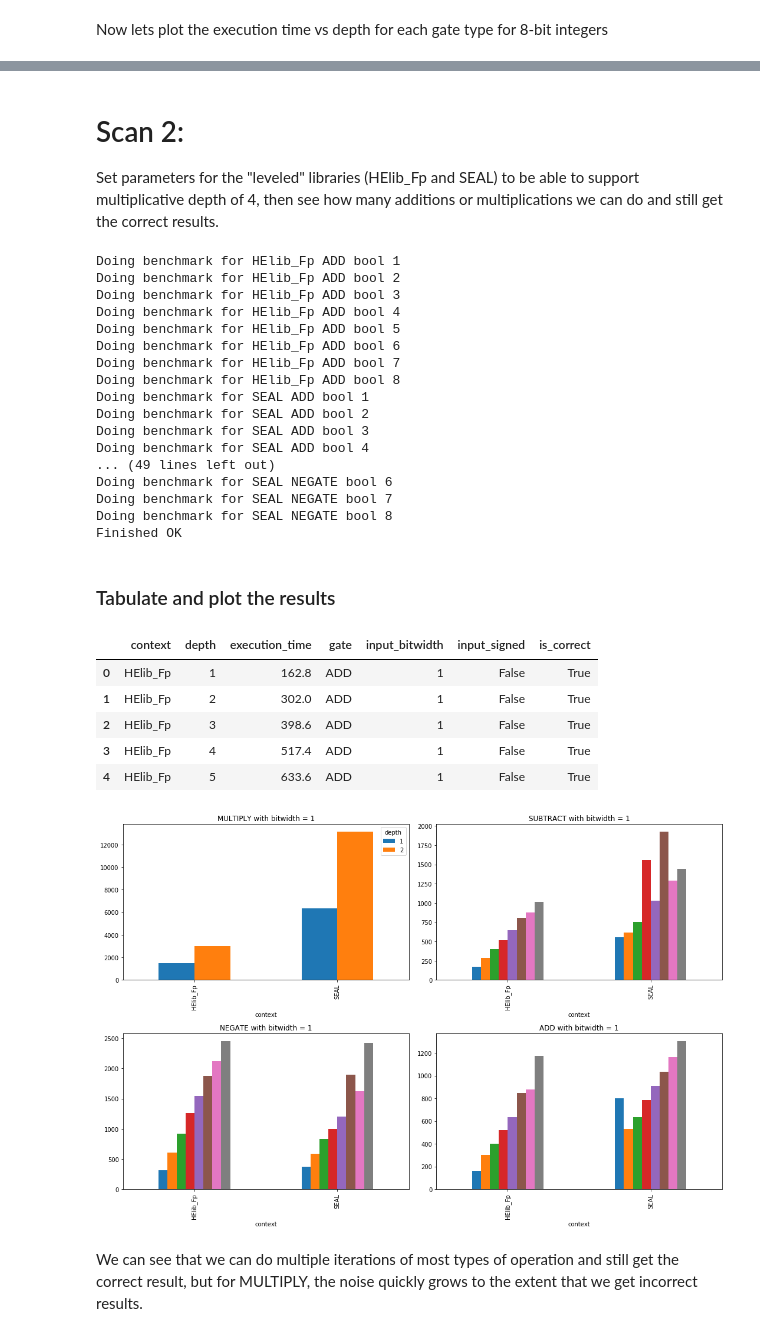
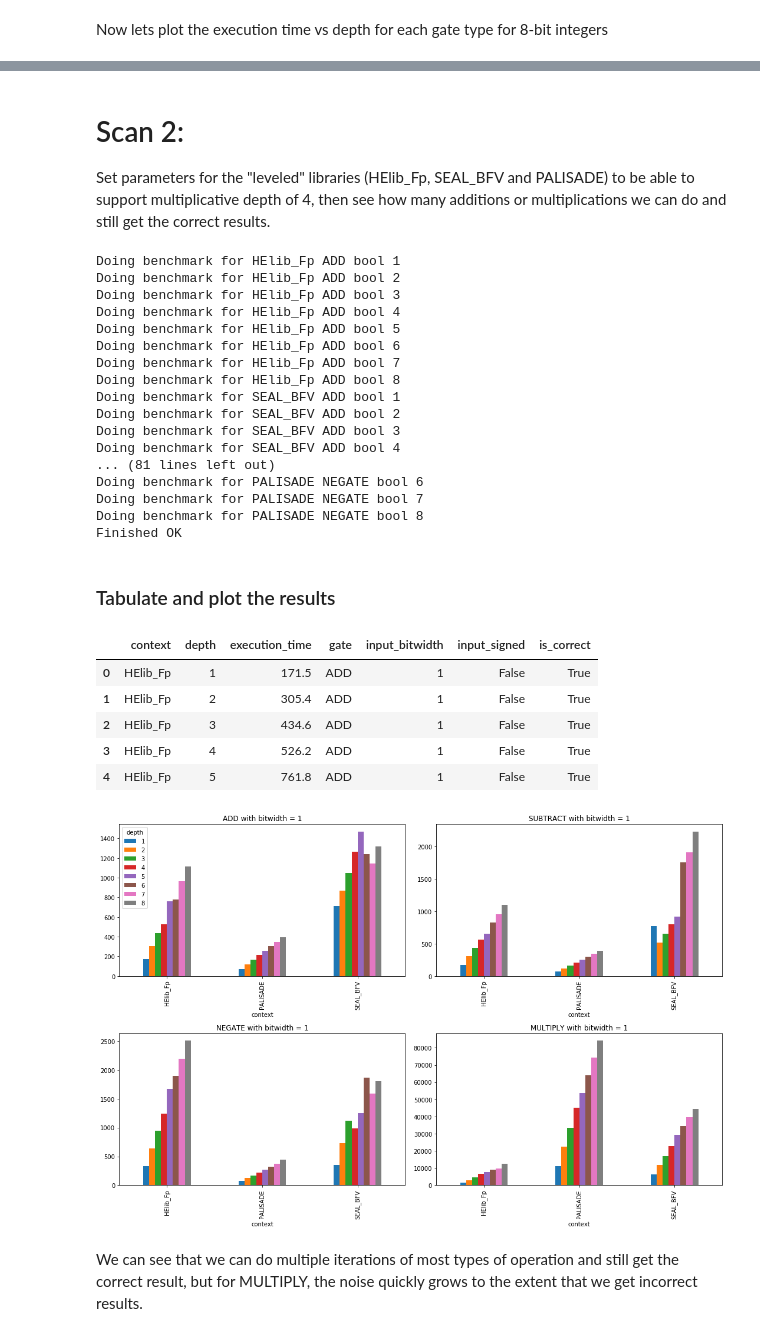
Before and after one commit to alan-turing-institute/SHEEP, a Jupyter notebook: frontend/notebooks/Low-level-benchmarks.ipynb, the cells around one changed output, grey strips where cells are left out. Cells and saved outputs as stored; diff of their text form; code cells hidden in the pictures.

Commit message:
update low-level benchmarks notebook

```diff
--- a/frontend/notebooks/Low-level-benchmarks.ipynb
+++ b/frontend/notebooks/Low-level-benchmarks.ipynb
@@ -167,7 +175,7 @@ bitwidth = 8
 is_signed = False
 for i, op in enumerate(all_ops):
     if op == "COMPARE": continue
-    libs = ["HElib_Fp", "SEAL"]
+    libs = ["HElib_Fp", "SEAL_BFV","PALISADE"]
     plot_scan1 = execution_time_vs_x_cat(df_scan1, op, bitwidth, is_signed, libs, "context","level")
     axis = plt.subplot((len(all_ops) + 2 // 2) // 2, 2, i + 1)
 #     axis.set_yscale("log")
@@ -179,13 +187,13 @@ plt.show()
 # %% [markdown]
 # Scan 2:
-Set parameters for the "leveled" libraries (HElib_Fp and SEAL) to be able to support multiplicative depth of 4, then see how many additions or multiplications we can do and still get the correct results.
+Set parameters for the "leveled" libraries (HElib_Fp, SEAL_BFV and PALISADE) to be able to support multiplicative depth of 4, then see how many additions or multiplications we can do and still get the correct results.
 # %%
 scan_id = str(uuid.uuid4())
 ## look at bool inputs
 input_type = "bool"
 ## start looping over gates, depths, and contexts
 for gate in ["ADD","MULTIPLY","SUBTRACT","NEGATE"]:
-    for context in ["HElib_Fp","SEAL"]:
+    for context in ["HElib_Fp","SEAL_BFV","PALISADE"]:
         params = params_for_level(context,4)
         for d in range(1,9):
             circuit_file = CIRCUIT_FILE_DIR+"/circuit-"+gate+"-"+str(d)+".sheep"
@@ -211,19 +219,19 @@ Doing benchmark for HElib_Fp ADD bool 5
 Doing benchmark for HElib_Fp ADD bool 6
 Doing benchmark for HElib_Fp ADD bool 7
 Doing benchmark for HElib_Fp ADD bool 8
-Doing benchmark for SEAL ADD bool 1
-Doing benchmark for SEAL ADD bool 2
-Doing benchmark for SEAL ADD bool 3
-Doing benchmark for SEAL ADD bool 4
-... (49 lines left out)
-Doing benchmark for SEAL NEGATE bool 6
-Doing benchmark for SEAL NEGATE bool 7
-Doing benchmark for SEAL NEGATE bool 8
+Doing benchmark for SEAL_BFV ADD bool 1
+Doing benchmark for SEAL_BFV ADD bool 2
+Doing benchmark for SEAL_BFV ADD bool 3
+Doing benchmark for SEAL_BFV ADD bool 4
+... (81 lines left out)
+Doing benchmark for PALISADE NEGATE bool 6
+Doing benchmark for PALISADE NEGATE bool 7
+Doing benchmark for PALISADE NEGATE bool 8
 Finished OK
 # %% [markdown]
 ### Tabulate and plot the results
 # %%
-rows_scan2 = session.query(BenchmarkMeasurement).filter_by(scan_id=scan_id).filter_by(is_correct=True).all()
+rows_scan2 = session.query(BenchmarkMeasurement).filter_by(scan_id=scan_id).all()
 dict_scan2 = {"context":[],"gate":[],"input_bitwidth":[],"input_signed":[],"is_correct":[],"depth":[], "execution_time":[]}
 for row in rows_scan2:
     dict_scan2= fill_row(row,dict_scan2)
@@ -232,25 +240,25 @@ df_scan2 = pd.DataFrame(dict_scan2)
 df_scan2.head()
 # %% [output]
 |  | context | depth | execution_time | gate | input_bitwidth | input_signed | is_correct |
-| 0 | HElib_Fp | 1 | 162.8 | ADD | 1 | False | True |
-| 1 | HElib_Fp | 2 | 302.0 | ADD | 1 | False | True |
-| 2 | HElib_Fp | 3 | 398.6 | ADD | 1 | False | True |
-| 3 | HElib_Fp | 4 | 517.4 | ADD | 1 | False | True |
-| 4 | HElib_Fp | 5 | 633.6 | ADD | 1 | False | True |
+| 0 | HElib_Fp | 1 | 171.5 | ADD | 1 | False | True |
+| 1 | HElib_Fp | 2 | 305.4 | ADD | 1 | False | True |
+| 2 | HElib_Fp | 3 | 434.6 | ADD | 1 | False | True |
+| 3 | HElib_Fp | 4 | 526.2 | ADD | 1 | False | True |
+| 4 | HElib_Fp | 5 | 761.8 | ADD | 1 | False | True |
 # %%
 all_ops = set(df_scan2.gate)
 bitwidth = 1
 is_signed = False
 for i, op in enumerate(all_ops):
-    libs = ["HElib_Fp", "SEAL"]
+    libs = ["HElib_Fp", "SEAL_BFV","PALISADE"]
     plot_scan2 = execution_time_vs_x_cat(df_scan2, op, bitwidth, is_signed, libs,"context","depth")
     axis = plt.subplot((len(all_ops) + 2 // 2) // 2, 2, i + 1)
 #     axis.set_yscale("log")
     plot_scan2.plot(ax=axis, title=op + ' with bitwidth = ' + str(bitwidth), kind='bar', figsize=(15, 10), legend=False if i!=0 else True)
 plt.tight_layout()
 plt.show()
 # %% [output]
-[figure, old version]
+[figure, new version]
 # %% [markdown]
 We can see that we can do multiple iterations of most types of operation and still get the correct result, but for MULTIPLY, the noise quickly grows to the extent that we get incorrect results.
 # %% [markdown]
```
Also changed, not shown: parts of 10 cells of this notebook.
